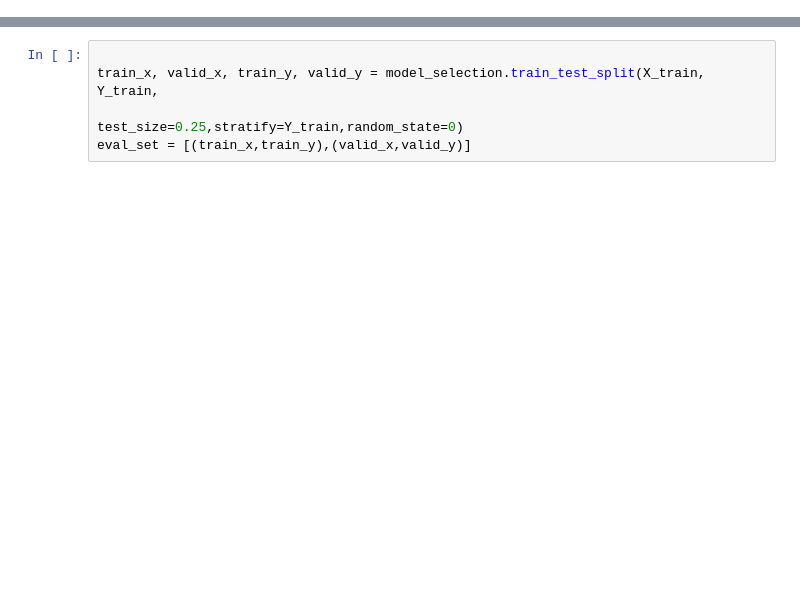
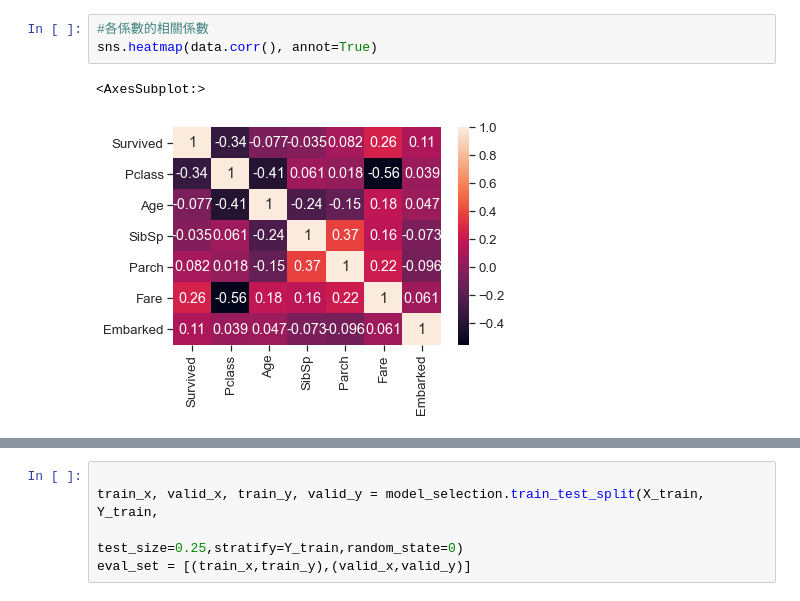
Before and after one commit to Jlumin/Kaggle_Titanic, a Jupyter notebook: Titanic.ipynb, the cells around one changed output, grey strips where cells are left out. Cells and saved outputs as stored; diff of their text form; blank space fills up the shorter version.

```diff
--- a/Titanic.ipynb
+++ b/Titanic.ipynb
@@ -381,0 +92,6 @@ X_train.head()
+# %%
+#各係數的相關係數
+sns.heatmap(data.corr(), annot=True)
+# %% [output]
+<AxesSubplot:>
+[figure, added]
```
Also changed, not shown: parts of 114 cells of this notebook.
